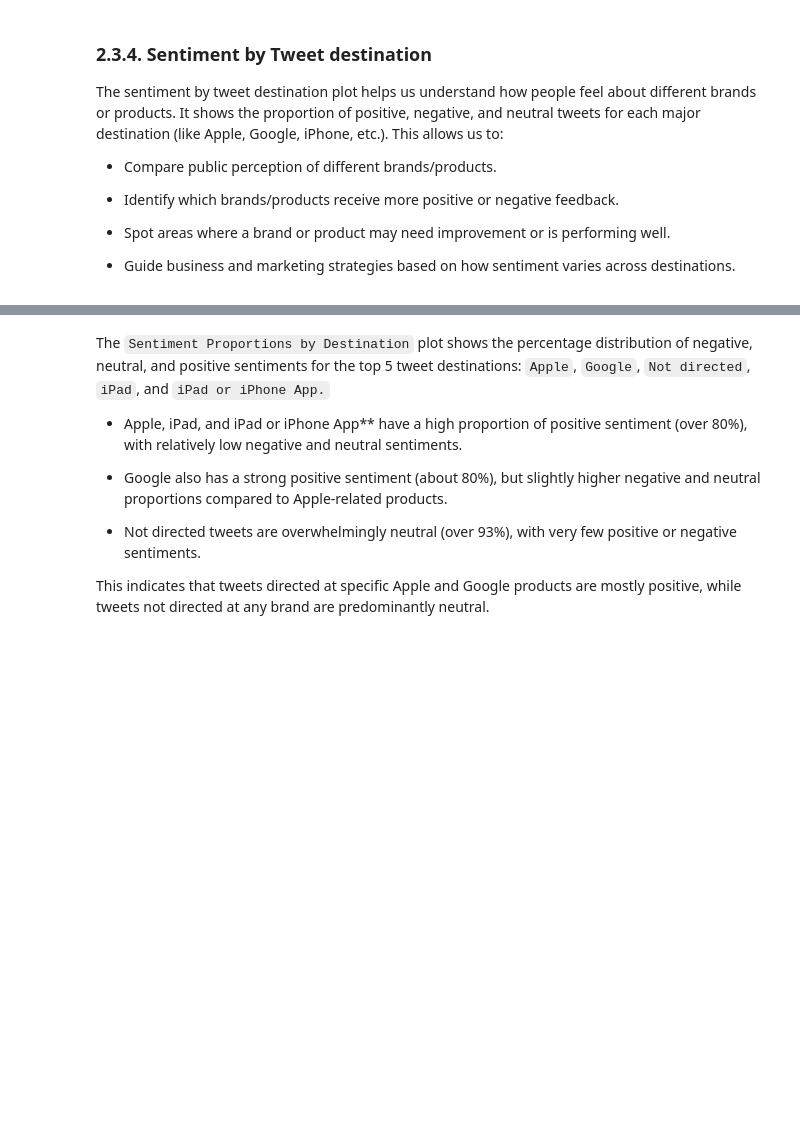
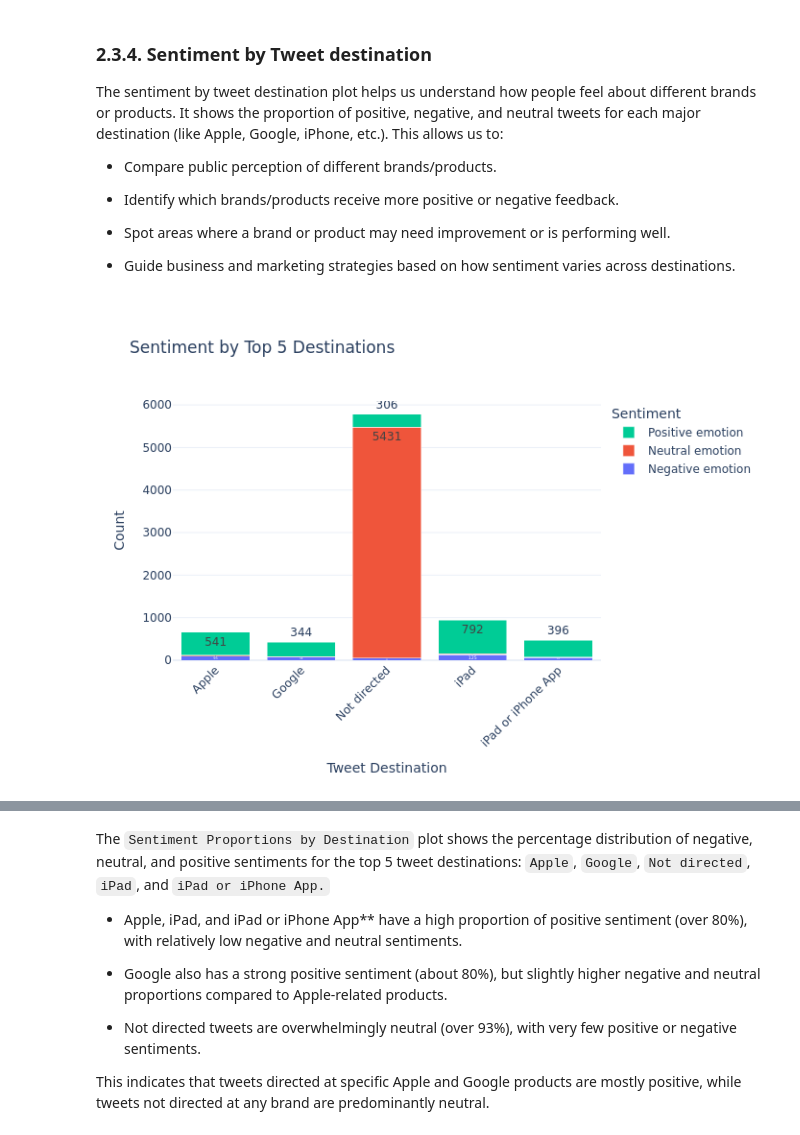
Before and after one commit to Patricknmaina/phase-4-project, a Jupyter notebook: nlp.ipynb, the cells around one changed output, grey strips where cells are left out. Saved outputs shown, nothing was run; the diff lists cells and outputs as text; code cells hidden in the pictures; blank space fills up the shorter version.

Commit message:
saved and reloaded plotly plots for visibility in pdf documents

```diff
--- a/nlp.ipynb
+++ b/nlp.ipynb
@@ -382,33 +385,41 @@ The sentiment by tweet destination plot helps us understand how people feel abou
 # Prepare data
 top_destinations = tweet_df['tweet_directed_at'].value_counts().head(5).index
 filtered_df = tweet_df[tweet_df['tweet_directed_at'].isin(top_destinations)]
 sentiment_dest = pd.crosstab(filtered_df['tweet_directed_at'], filtered_df['sentiment'])
 
 # Create stacked bar chart
 fig = go.Figure()
 
 for sentiment in sentiment_dest.columns:
     fig.add_trace(go.Bar(
         x=sentiment_dest.index,
         y=sentiment_dest[sentiment],
         name=sentiment,
         text=sentiment_dest[sentiment],
         textposition='auto'
     ))
 
 fig.update_layout(
     barmode='stack',
     title='Sentiment by Top 5 Destinations',
     xaxis_title='Tweet Destination',
     yaxis_title='Count',
     legend_title='Sentiment',
     xaxis_tickangle=-45,
     template='plotly_white',
     # width=1200,
     height=800
 )
 
 fig.show()
+
+# Save as PNG
+fig.write_image("plotly_images/sentiment_by_destination.png")
+
+# Display the image (so it appears in PDF)
+display(Image("plotly_images/sentiment_by_destination.png"))
+# %% [output]
+[figure, added]
 # %%
 # Plot 5: Sentiment proportions by destination
 
```
Also changed, not shown: parts of 13 cells of this notebook.
